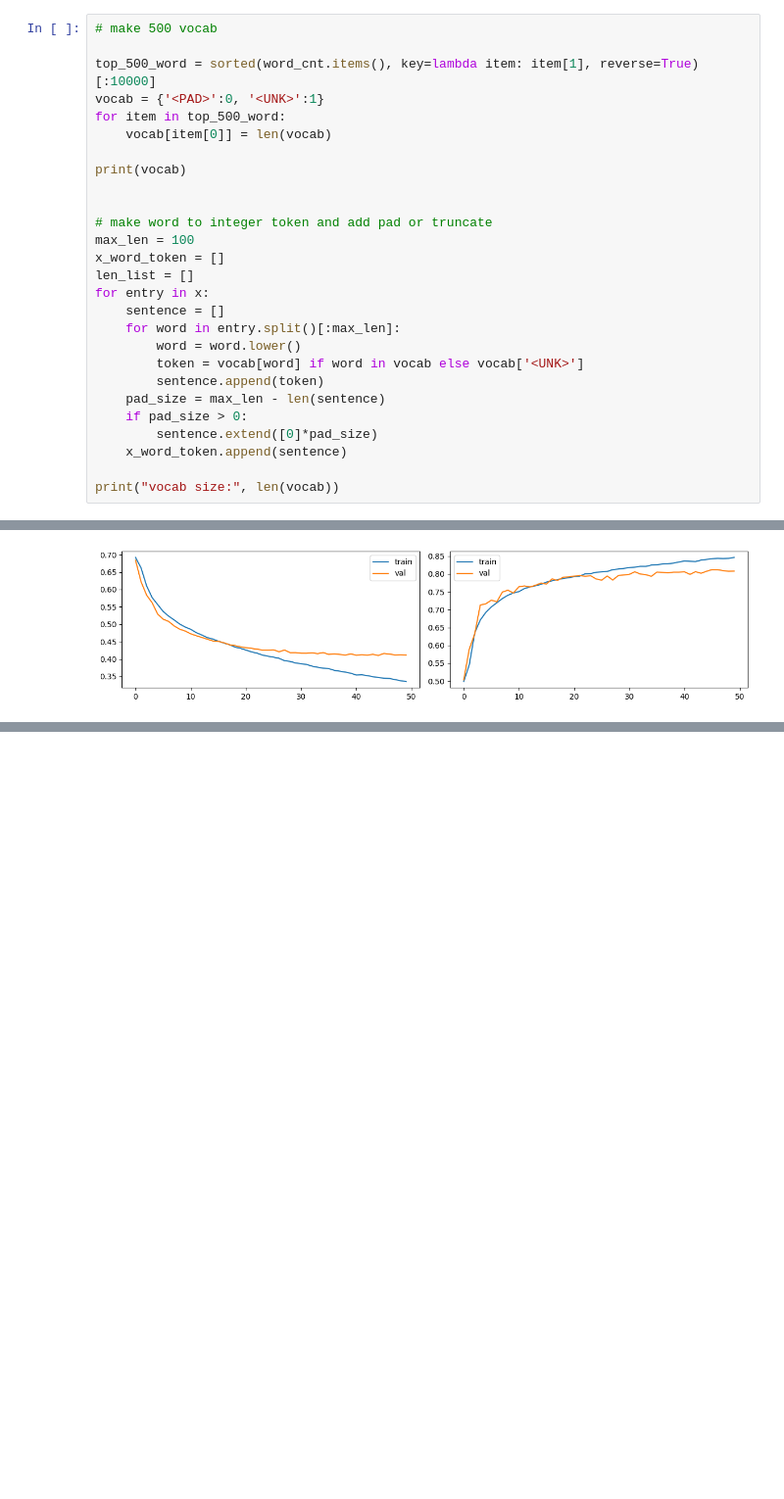
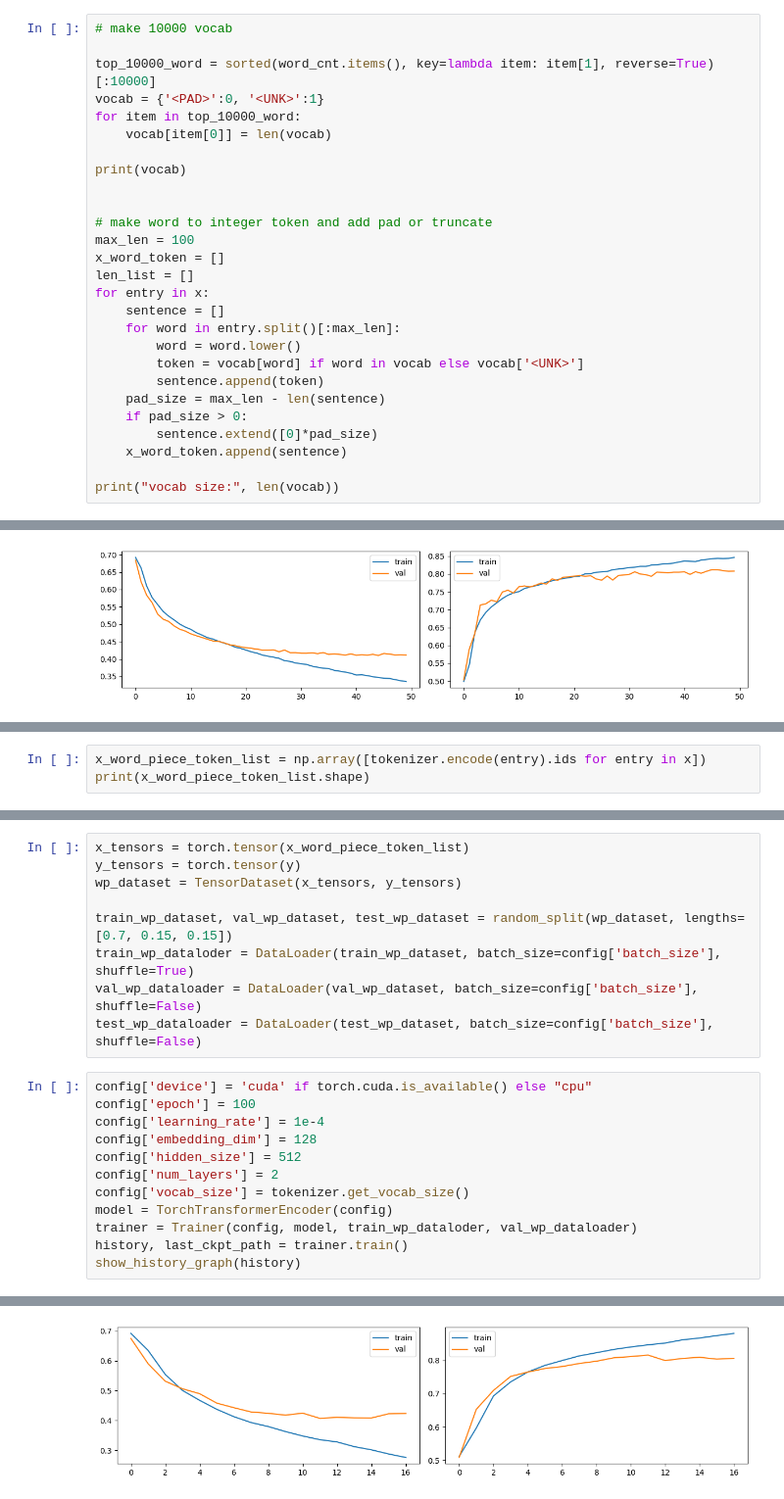
Before and after one commit to joseph-jingi-jung/NLP-Zero-to-transformers, a Jupyter notebook: NLP_Zero_to_transformers_IMDB.ipynb, the cells around one changed output, grey strips where cells are left out. Shown: that part at 98% size. Drawn from its saved outputs; the diff is of its cells as text; blank space fills up the shorter version.

Commit message:
add clean text and word piece encoding

```diff
--- a/NLP_Zero_to_transformers_IMDB.ipynb
+++ b/NLP_Zero_to_transformers_IMDB.ipynb
@@ -71,9 +165,9 @@ word max_size: 390931
 # %%
-# make 500 vocab
+# make 10000 vocab
 
-top_500_word = sorted(word_cnt.items(), key=lambda item: item[1], reverse=True)[:10000]
+top_10000_word = sorted(word_cnt.items(), key=lambda item: item[1], reverse=True)[:10000]
 vocab = {'<PAD>':0, '<UNK>':1}
-for item in top_500_word:
+for item in top_10000_word:
     vocab[item[0]] = len(vocab)
 
 print(vocab)
@@ -513,0 +637,3 @@ output/TorchTransformerEncoder_ep_44_loss_0.4104.pt
+# %%
+x_word_piece_token_list = np.array([tokenizer.encode(entry).ids for entry in x])
+print(x_word_piece_token_list.shape)
@@ -513,0 +642,22 @@ output/TorchTransformerEncoder_ep_44_loss_0.4104.pt
+# %%
+x_tensors = torch.tensor(x_word_piece_token_list)
+y_tensors = torch.tensor(y)
+wp_dataset = TensorDataset(x_tensors, y_tensors)
+
+train_wp_dataset, val_wp_dataset, test_wp_dataset = random_split(wp_dataset, lengths=[0.7, 0.15, 0.15])
+train_wp_dataloder = DataLoader(train_wp_dataset, batch_size=config['batch_size'], shuffle=True)
+val_wp_dataloader = DataLoader(val_wp_dataset, batch_size=config['batch_size'], shuffle=False)
+test_wp_dataloader = DataLoader(test_wp_dataset, batch_size=config['batch_size'], shuffle=False)
+# %%
+config['device'] = 'cuda' if torch.cuda.is_available() else "cpu"
+config['epoch'] = 100
+config['learning_rate'] = 1e-4
+config['embedding_dim'] = 128
+config['hidden_size'] = 512
+config['num_layers'] = 2
+config['vocab_size'] = tokenizer.get_vocab_size()
+model = TorchTransformerEncoder(config)
+trainer = Trainer(config, model, train_wp_dataloder, val_wp_dataloader)
+history, last_ckpt_path = trainer.train()
+show_history_graph(history)
+# %% [output]
@@ -513,0 +667 @@ output/TorchTransformerEncoder_ep_44_loss_0.4104.pt
+[figure, added]
```
Also changed, not shown: parts of 12 cells of this notebook.
